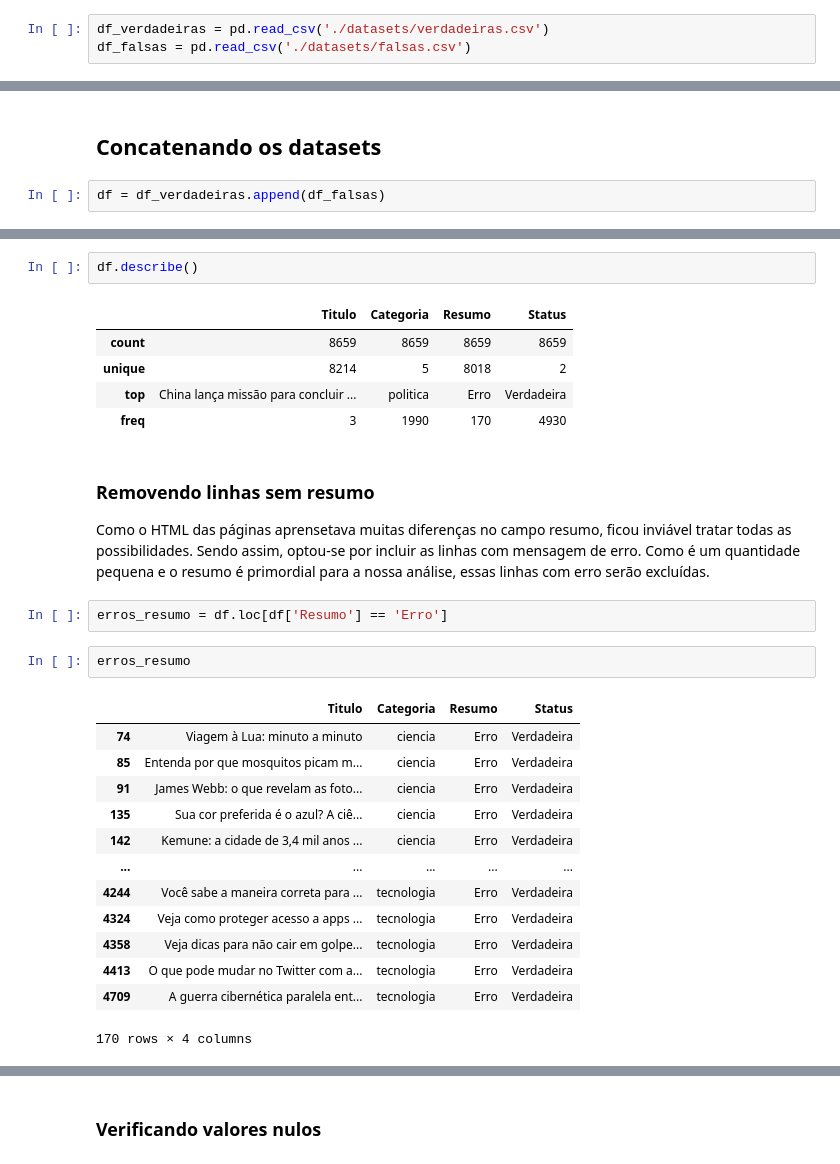
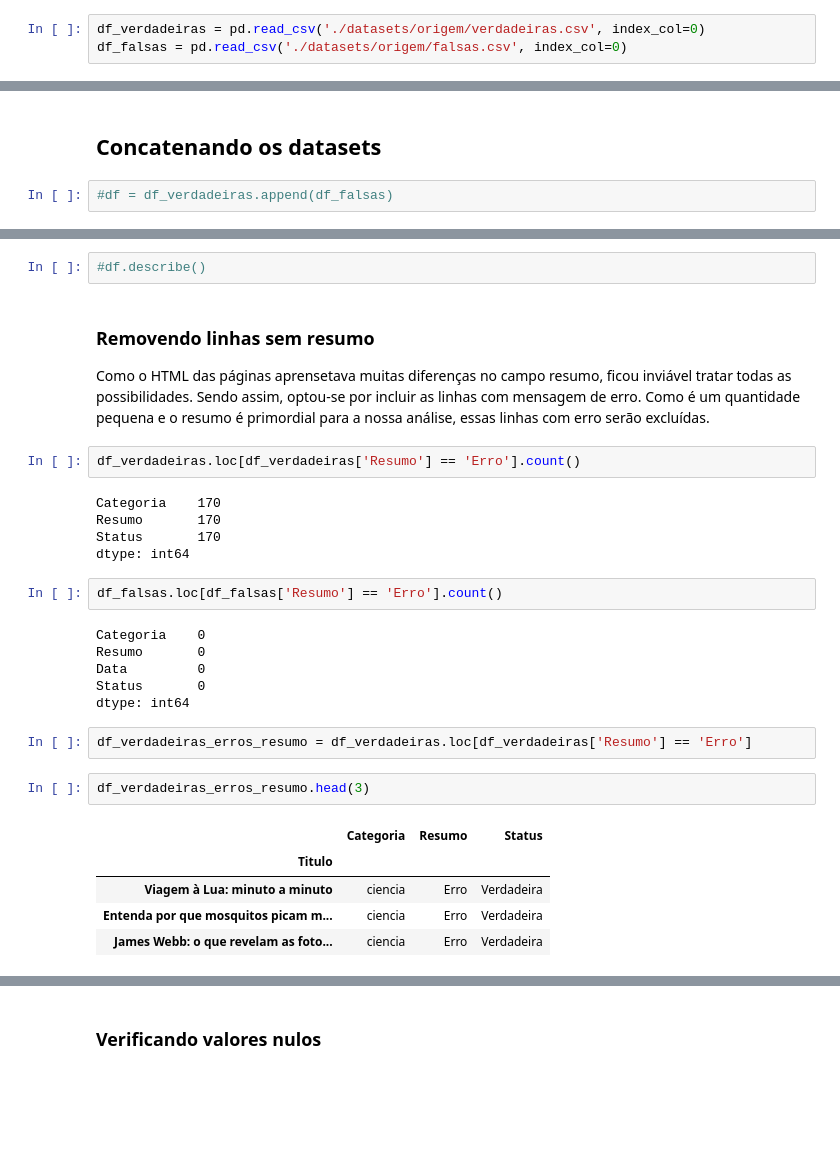
Before and after one commit to nanquim/falsiane, a Jupyter notebook: Tratamento Inicial do Dataset.ipynb, the cells around one changed output, grey strips where cells are left out. Cells and saved outputs as stored; diff of their text form; blank space fills up the shorter version.

```diff
--- a/Tratamento Inicial do Dataset.ipynb
+++ b/Tratamento Inicial do Dataset.ipynb
@@ -5,8 +5,8 @@ import pandas as pd
 # %% [markdown]
 ## Criando os dataframes
 # %%
-df_verdadeiras = pd.read_csv('./datasets/verdadeiras.csv')
-df_falsas = pd.read_csv('./datasets/falsas.csv')
+df_verdadeiras = pd.read_csv('./datasets/origem/verdadeiras.csv', index_col=0)
+df_falsas = pd.read_csv('./datasets/origem/falsas.csv', index_col=0)
 # %%
 df_verdadeiras.head()
 # %% [output]
@@ -43,5 +38,5 @@ df_falsas.head()
 # %% [markdown]
 ## Concatenando os datasets
 # %%
-df = df_verdadeiras.append(df_falsas)
+#df = df_verdadeiras.append(df_falsas)
 # %%
@@ -70,11 +46,5 @@ memory usage: 338.2+ KB
 # %%
-df.describe()
+#df.describe()
-# %% [output]
-|  | Titulo | Categoria | Resumo | Status |
-| count | 8659 | 8659 | 8659 | 8659 |
-| unique | 8214 | 5 | 8018 | 2 |
-| top | China lança missão para concluir ... | politica | Erro | Verdadeira |
-| freq | 3 | 1990 | 170 | 4930 |
 # %% [markdown]
 ### Removendo linhas sem resumo
 
@@ -82,20 +52,27 @@ Como o HTML das páginas aprensetava muitas diferenças no campo resumo, ficou i
 Sendo assim, optou-se por incluir as linhas com mensagem de erro. Como é um quantidade pequena e o resumo é primordial
 para a nossa análise, essas linhas com erro serão excluídas.
 # %%
-erros_resumo = df.loc[df['Resumo'] == 'Erro']
+df_verdadeiras.loc[df_verdadeiras['Resumo'] == 'Erro'].count()
+# %% [output]
+Categoria    170
+Resumo       170
+Status       170
+dtype: int64
+# %%
+df_falsas.loc[df_falsas['Resumo'] == 'Erro'].count()
+# %% [output]
+Categoria    0
+Resumo       0
+Data         0
+Status       0
+dtype: int64
+# %%
+df_verdadeiras_erros_resumo = df_verdadeiras.loc[df_verdadeiras['Resumo'] == 'Erro']
 # %%
-erros_resumo
+df_verdadeiras_erros_resumo.head(3)
 # %% [output]
-|  | Titulo | Categoria | Resumo | Status |
-| 74 | Viagem à Lua: minuto a minuto | ciencia | Erro | Verdadeira |
-| 85 | Entenda por que mosquitos picam m... | ciencia | Erro | Verdadeira |
-| 91 | James Webb: o que revelam as foto... | ciencia | Erro | Verdadeira |
-| 135 | Sua cor preferida é o azul? A ciê... | ciencia | Erro | Verdadeira |
-| 142 | Kemune: a cidade de 3,4 mil anos ... | ciencia | Erro | Verdadeira |
-| ... | ... | ... | ... | ... |
-| 4244 | Você sabe a maneira correta para ... | tecnologia | Erro | Verdadeira |
-| 4324 | Veja como proteger acesso a apps ... | tecnologia | Erro | Verdadeira |
-| 4358 | Veja dicas para não cair em golpe... | tecnologia | Erro | Verdadeira |
-| 4413 | O que pode mudar no Twitter com a... | tecnologia | Erro | Verdadeira |
-| 4709 | A guerra cibernética paralela ent... | tecnologia | Erro | Verdadeira |
+|  | Categoria | Resumo | Status |
+| Titulo |  |  |  |
+| Viagem à Lua: minuto a minuto | ciencia | Erro | Verdadeira |
+| Entenda por que mosquitos picam m... | ciencia | Erro | Verdadeira |
+| James Webb: o que revelam as foto... | ciencia | Erro | Verdadeira |
-170 rows × 4 columns
```
Also changed, not shown: parts of 57 cells of this notebook.
